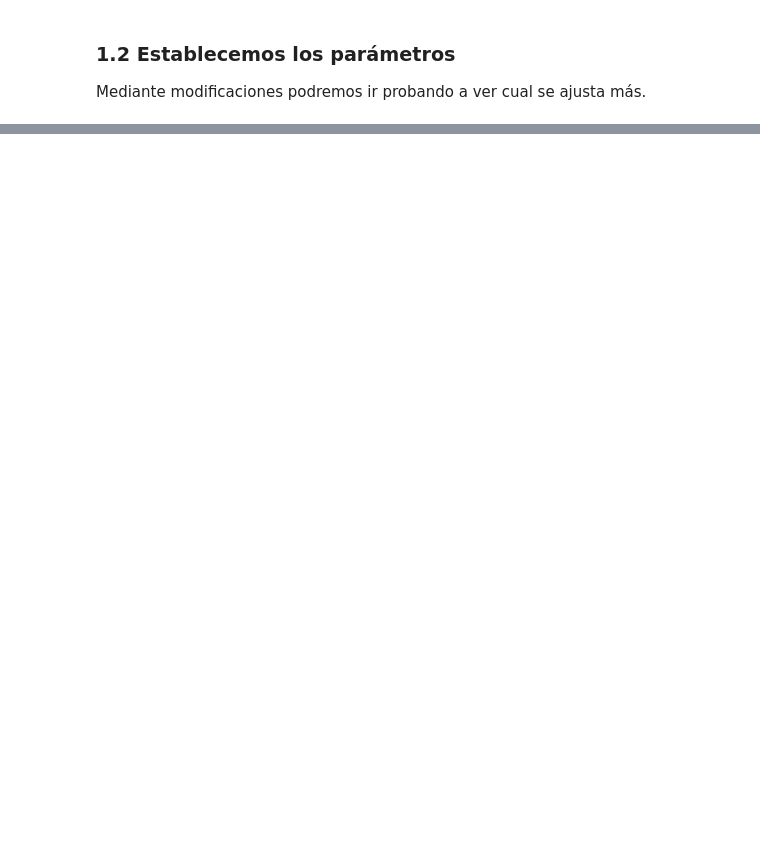
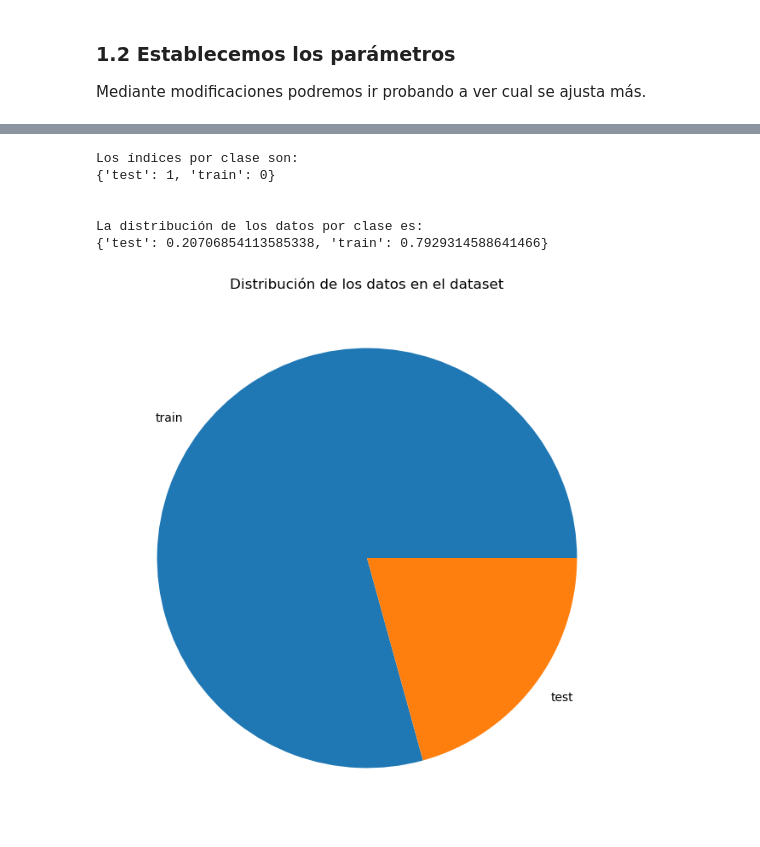
Before and after one commit to NoeliaO/CEIABD, a Jupyter notebook: SISTEMAS DE APRENDIZAJE AUTOMATICO/PROYECTO FINAL/EjercicioNoeliaFinal.ipynb, the cells around one changed output, grey strips where cells are left out. Drawn from its saved outputs; the diff is of its cells as text; code cells hidden in the pictures; blank space fills up the shorter version.

```diff
--- a/SISTEMAS DE APRENDIZAJE AUTOMATICO/PROYECTO FINAL/EjercicioNoeliaFinal.ipynb
+++ b/SISTEMAS DE APRENDIZAJE AUTOMATICO/PROYECTO FINAL/EjercicioNoeliaFinal.ipynb
@@ -102,0 +184,20 @@ model_name = 'NOR-HISTOPATHOLOGIC-CANCER-DETECTION'
+# %%
+names_to_index = {k: i for i, k in enumerate(dict_dataset.keys())}
+names_proportion = {k: len(dict_dataset[k])/len(paths_dataset) for k in dict_dataset.keys()}
+print('Los índices por clase son: ')
+pprint(names_to_index)
+print('\n')
+print('La distribución de los datos por clase es:')
+pprint(names_proportion)
+
+plt.pie(names_proportion.values(), labels=names_proportion.keys())
+plt.title('Distribución de los datos en el dataset')
+plt.show()
+# %% [output]
+Los índices por clase son:
+{'test': 1, 'train': 0}
+
+
+La distribución de los datos por clase es:
+{'test': 0.20706854113585338, 'train': 0.7929314588641466}
+[figure, added]
```
Also changed, not shown: parts of 23 cells of this notebook.
